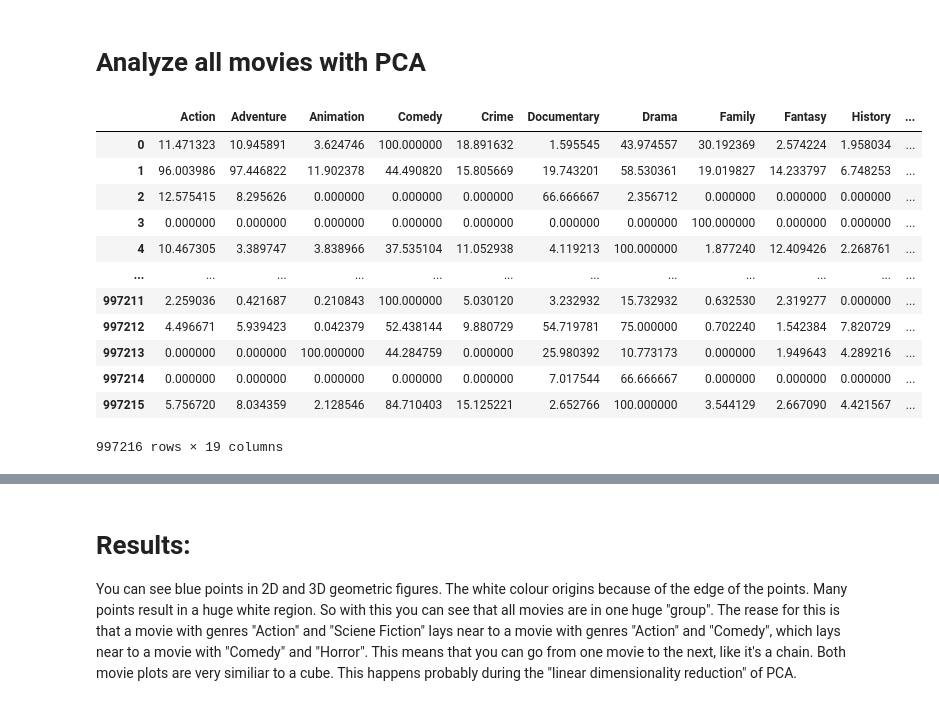
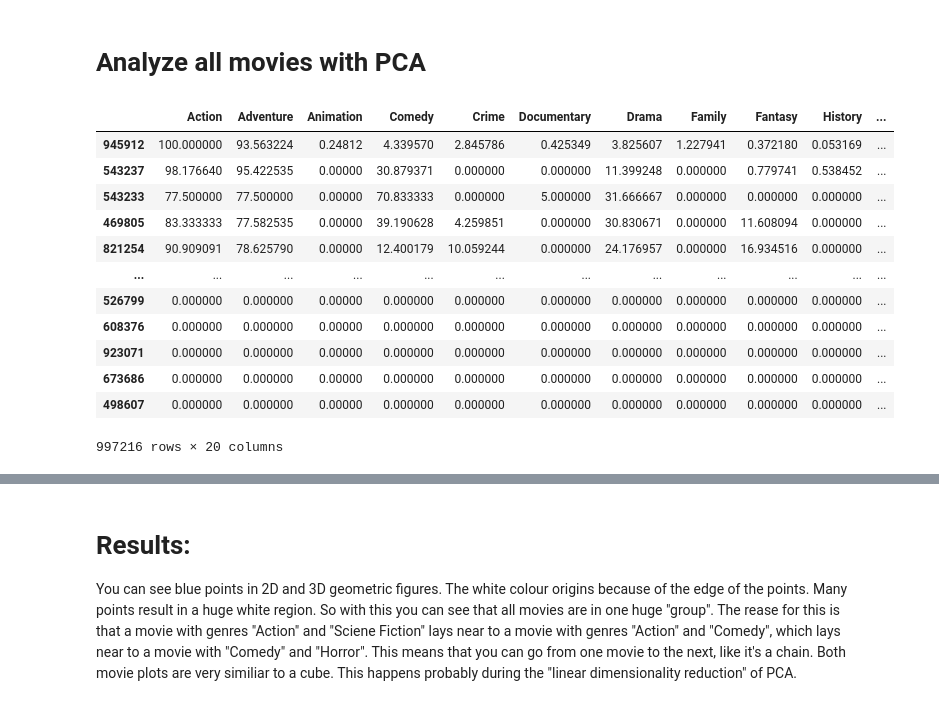
Before and after one commit to Padinator/Watch-Tip, a Jupyter notebook: model/data_visualization.ipynb, the cells around one changed output, grey strips where cells are left out. Drawn from its saved outputs; the diff is of its cells as text; code cells hidden in the pictures.

Commit message:
Worked on visualization -> Result must be changed and visualization of movies, users have watch must be done at all inclusively the result evaluation

```diff
--- a/model/data_visualization.ipynb
+++ b/model/data_visualization.ipynb
@@ -296,21 +308,36 @@ def plotprincipalcomponents_with_PCA(components: int, df_original: pd.DataFrame,
 # %% [markdown]
 # Analyze all movies with PCA
 # %%
+def find_two_highest_genres(movie_genres: np.array) -> List[int]:
+    """
+        Finds to passed movie the indices of the two highest genres
+        and returns them in a sorted list.
+    """
+
+    movie_genres_with_indices = [(genre, i) for i, genre in enumerate(movie_genres)]
+    max_val, second_max_val = sorted(movie_genres_with_indices)[-2:]
+    return sorted([max_val[1], second_max_val[1]])
+
+
 # Create DataFrame containing all movies
-genre_names = [genre["name"] for genre in all_genres.values()]
+genre_names = np.array([genre["name"] for genre in all_genres.values()])
 df_all_movies_real_genres = pd.DataFrame(dict([(genre_name, [movie["real_genres"][i] for movie in all_movies.values()]) for i, genre_name in enumerate(genre_names)]))
+df_all_movies_real_genres["colour_labels"] = [genre_names[find_two_highest_genres(movie)] for i, movie in df_all_movies_real_genres.loc[:, df_all_movies_real_genres.columns != "colour"].iterrows()]
+df_all_movies_real_genres["colour_labels"] = [str(label) for label in df_all_movies_real_genres["colour_labels"]]
+df_all_movies_real_genres = df_all_movies_real_genres.sort_values("colour_labels")
+df_all_movies_real_genres["colour_labels"] = [re.sub("'", "", label[1:-1]).split(",") for label in df_all_movies_real_genres["colour_labels"]]
 df_all_movies_real_genres
 # %% [output]
 |  | Action | Adventure | Animation | Comedy | Crime | Documentary | Drama | Family | Fantasy | History | ... |
-| 0 | 11.471323 | 10.945891 | 3.624746 | 100.000000 | 18.891632 | 1.595545 | 43.974557 | 30.192369 | 2.574224 | 1.958034 | ... |
-| 1 | 96.003986 | 97.446822 | 11.902378 | 44.490820 | 15.805669 | 19.743201 | 58.530361 | 19.019827 | 14.233797 | 6.748253 | ... |
-| 2 | 12.575415 | 8.295626 | 0.000000 | 0.000000 | 0.000000 | 66.666667 | 2.356712 | 0.000000 | 0.000000 | 0.000000 | ... |
-| 3 | 0.000000 | 0.000000 | 0.000000 | 0.000000 | 0.000000 | 0.000000 | 0.000000 | 100.000000 | 0.000000 | 0.000000 | ... |
-| 4 | 10.467305 | 3.389747 | 3.838966 | 37.535104 | 11.052938 | 4.119213 | 100.000000 | 1.877240 | 12.409426 | 2.268761 | ... |
+| 945912 | 100.000000 | 93.563224 | 0.24812 | 4.339570 | 2.845786 | 0.425349 | 3.825607 | 1.227941 | 0.372180 | 0.053169 | ... |
+| 543237 | 98.176640 | 95.422535 | 0.00000 | 30.879371 | 0.000000 | 0.000000 | 11.399248 | 0.000000 | 0.779741 | 0.538452 | ... |
+| 543233 | 77.500000 | 77.500000 | 0.00000 | 70.833333 | 0.000000 | 5.000000 | 31.666667 | 0.000000 | 0.000000 | 0.000000 | ... |
+| 469805 | 83.333333 | 77.582535 | 0.00000 | 39.190628 | 4.259851 | 0.000000 | 30.830671 | 0.000000 | 11.608094 | 0.000000 | ... |
+| 821254 | 90.909091 | 78.625790 | 0.00000 | 12.400179 | 10.059244 | 0.000000 | 24.176957 | 0.000000 | 16.934516 | 0.000000 | ... |
 | ... | ... | ... | ... | ... | ... | ... | ... | ... | ... | ... | ... |
-| 997211 | 2.259036 | 0.421687 | 0.210843 | 100.000000 | 5.030120 | 3.232932 | 15.732932 | 0.632530 | 2.319277 | 0.000000 | ... |
-| 997212 | 4.496671 | 5.939423 | 0.042379 | 52.438144 | 9.880729 | 54.719781 | 75.000000 | 0.702240 | 1.542384 | 7.820729 | ... |
-| 997213 | 0.000000 | 0.000000 | 100.000000 | 44.284759 | 0.000000 | 25.980392 | 10.773173 | 0.000000 | 1.949643 | 4.289216 | ... |
-| 997214 | 0.000000 | 0.000000 | 0.000000 | 0.000000 | 0.000000 | 7.017544 | 66.666667 | 0.000000 | 0.000000 | 0.000000 | ... |
-| 997215 | 5.756720 | 8.034359 | 2.128546 | 84.710403 | 15.125221 | 2.652766 | 100.000000 | 3.544129 | 2.667090 | 4.421567 | ... |
+| 526799 | 0.000000 | 0.000000 | 0.00000 | 0.000000 | 0.000000 | 0.000000 | 0.000000 | 0.000000 | 0.000000 | 0.000000 | ... |
+| 608376 | 0.000000 | 0.000000 | 0.00000 | 0.000000 | 0.000000 | 0.000000 | 0.000000 | 0.000000 | 0.000000 | 0.000000 | ... |
+| 923071 | 0.000000 | 0.000000 | 0.00000 | 0.000000 | 0.000000 | 0.000000 | 0.000000 | 0.000000 | 0.000000 | 0.000000 | ... |
+| 673686 | 0.000000 | 0.000000 | 0.00000 | 0.000000 | 0.000000 | 0.000000 | 0.000000 | 0.000000 | 0.000000 | 0.000000 | ... |
+| 498607 | 0.000000 | 0.000000 | 0.00000 | 0.000000 | 0.000000 | 0.000000 | 0.000000 | 0.000000 | 0.000000 | 0.000000 | ... |
-997216 rows × 19 columns
+997216 rows × 20 columns
```
Also changed, not shown: parts of 11 cells of this notebook.
